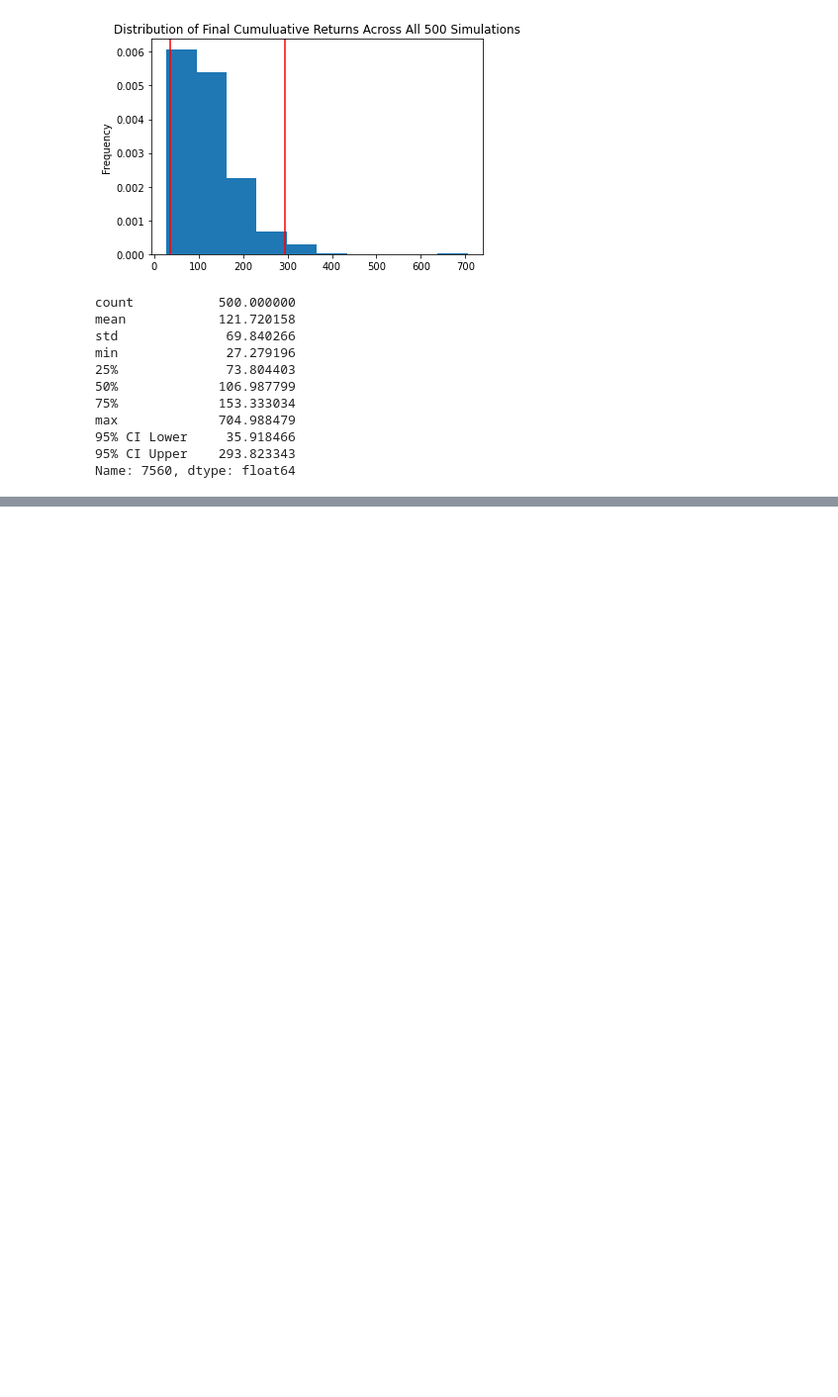
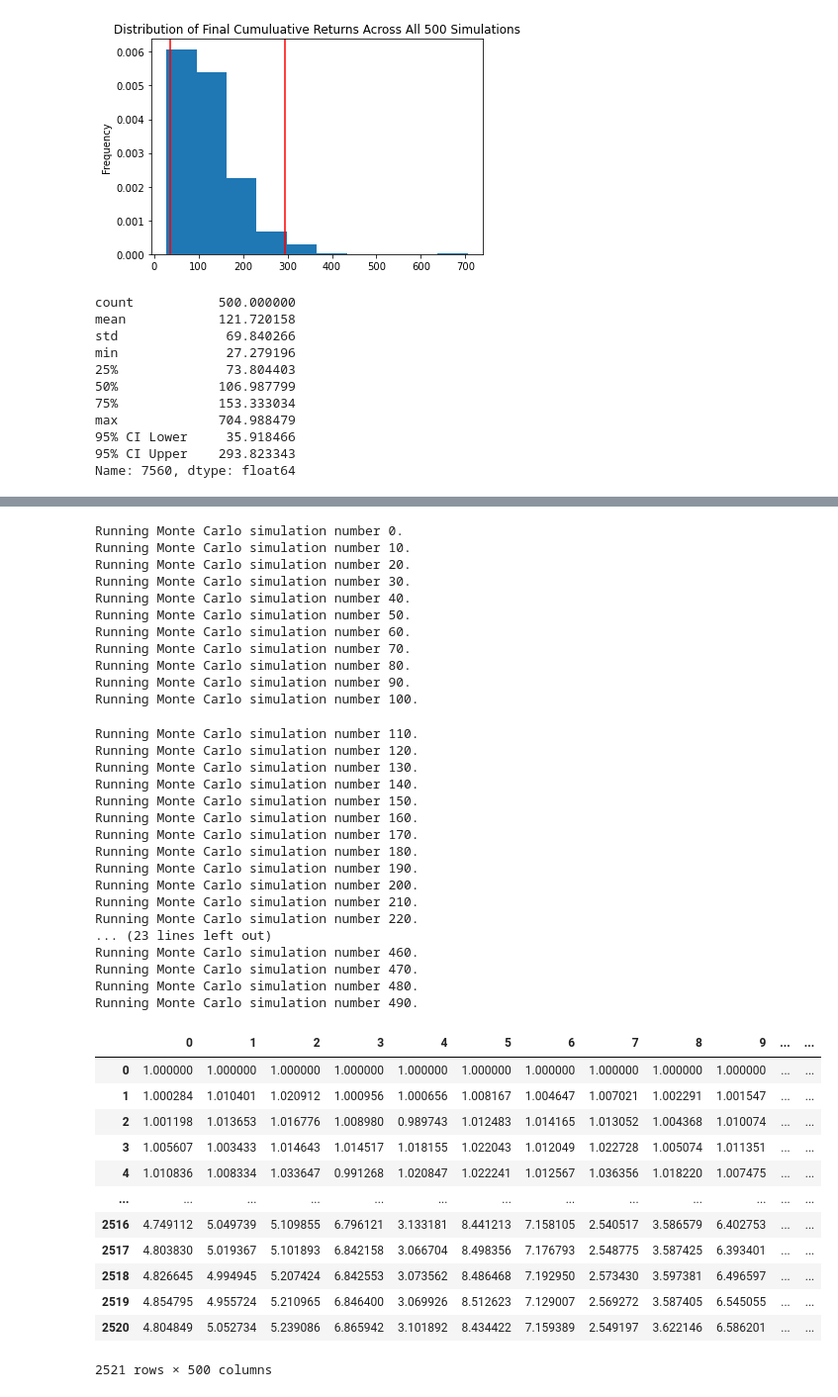
Before and after one commit to dhockenb/financial_planners, a Jupyter notebook: financial_planning.ipynb, the cells around one changed output, grey strips where cells are left out. Shown: that part at 99% size. Saved outputs shown, nothing was run; the diff lists cells and outputs as text; code cells hidden in the pictures; blank space fills up the shorter version.

Commit message:
Monte Carlo 2

```diff
--- a/financial_planning.ipynb
+++ b/financial_planning.ipynb
@@ -330,0 +363,44 @@ Name: 7560, dtype: float64
+# %%
+MC_tenyear.calc_cumulative_return()
+# %% [output]
+Running Monte Carlo simulation number 0.
+Running Monte Carlo simulation number 10.
+Running Monte Carlo simulation number 20.
+Running Monte Carlo simulation number 30.
+Running Monte Carlo simulation number 40.
+Running Monte Carlo simulation number 50.
+Running Monte Carlo simulation number 60.
+Running Monte Carlo simulation number 70.
+Running Monte Carlo simulation number 80.
+Running Monte Carlo simulation number 90.
+Running Monte Carlo simulation number 100.
+Running Monte Carlo simulation number 110.
+Running Monte Carlo simulation number 120.
+Running Monte Carlo simulation number 130.
+Running Monte Carlo simulation number 140.
+Running Monte Carlo simulation number 150.
+Running Monte Carlo simulation number 160.
+Running Monte Carlo simulation number 170.
+Running Monte Carlo simulation number 180.
+Running Monte Carlo simulation number 190.
+Running Monte Carlo simulation number 200.
+Running Monte Carlo simulation number 210.
+Running Monte Carlo simulation number 220.
+... (23 lines left out)
+Running Monte Carlo simulation number 460.
+Running Monte Carlo simulation number 470.
+Running Monte Carlo simulation number 480.
+Running Monte Carlo simulation number 490.
+|  | 0 | 1 | 2 | 3 | 4 | 5 | 6 | 7 | 8 | 9 | ... | ... |
+| 0 | 1.000000 | 1.000000 | 1.000000 | 1.000000 | 1.000000 | 1.000000 | 1.000000 | 1.000000 | 1.000000 | 1.000000 | ... | ... |
+| 1 | 1.000284 | 1.010401 | 1.020912 | 1.000956 | 1.000656 | 1.008167 | 1.004647 | 1.007021 | 1.002291 | 1.001547 | ... | ... |
+| 2 | 1.001198 | 1.013653 | 1.016776 | 1.008980 | 0.989743 | 1.012483 | 1.014165 | 1.013052 | 1.004368 | 1.010074 | ... | ... |
+| 3 | 1.005607 | 1.003433 | 1.014643 | 1.014517 | 1.018155 | 1.022043 | 1.012049 | 1.022728 | 1.005074 | 1.011351 | ... | ... |
+| 4 | 1.010836 | 1.008334 | 1.033647 | 0.991268 | 1.020847 | 1.022241 | 1.012567 | 1.036356 | 1.018220 | 1.007475 | ... | ... |
+| ... | ... | ... | ... | ... | ... | ... | ... | ... | ... | ... | ... | ... |
+| 2516 | 4.749112 | 5.049739 | 5.109855 | 6.796121 | 3.133181 | 8.441213 | 7.158105 | 2.540517 | 3.586579 | 6.402753 | ... | ... |
+| 2517 | 4.803830 | 5.019367 | 5.101893 | 6.842158 | 3.066704 | 8.498356 | 7.176793 | 2.548775 | 3.587425 | 6.393401 | ... | ... |
+| 2518 | 4.826645 | 4.994945 | 5.207424 | 6.842553 | 3.073562 | 8.486468 | 7.192950 | 2.573430 | 3.597381 | 6.496597 | ... | ... |
+| 2519 | 4.854795 | 4.955724 | 5.210965 | 6.846400 | 3.069926 | 8.512623 | 7.129007 | 2.569272 | 3.587405 | 6.545055 | ... | ... |
+| 2520 | 4.804849 | 5.052734 | 5.239086 | 6.865942 | 3.101892 | 8.434422 | 7.159389 | 2.549197 | 3.622146 | 6.586201 | ... | ... |
+2521 rows × 500 columns
```
Also changed, not shown: parts of 9 cells of this notebook.
